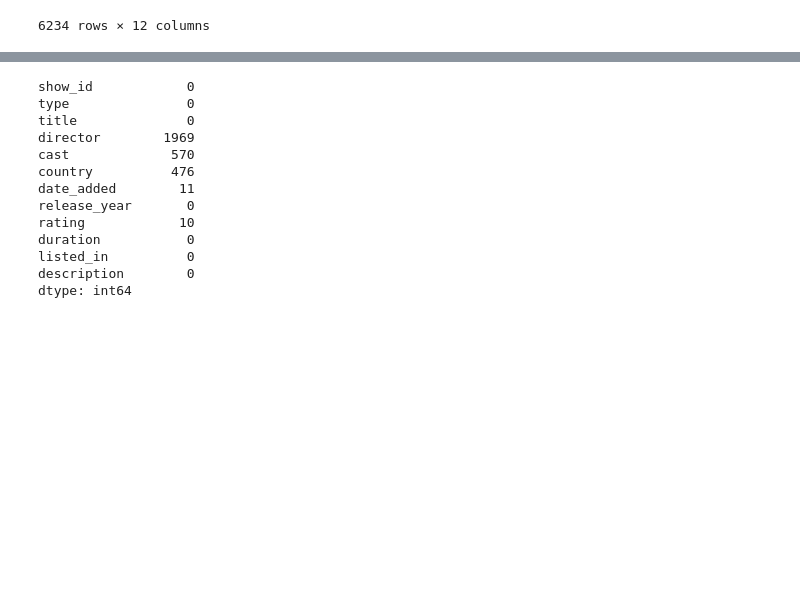
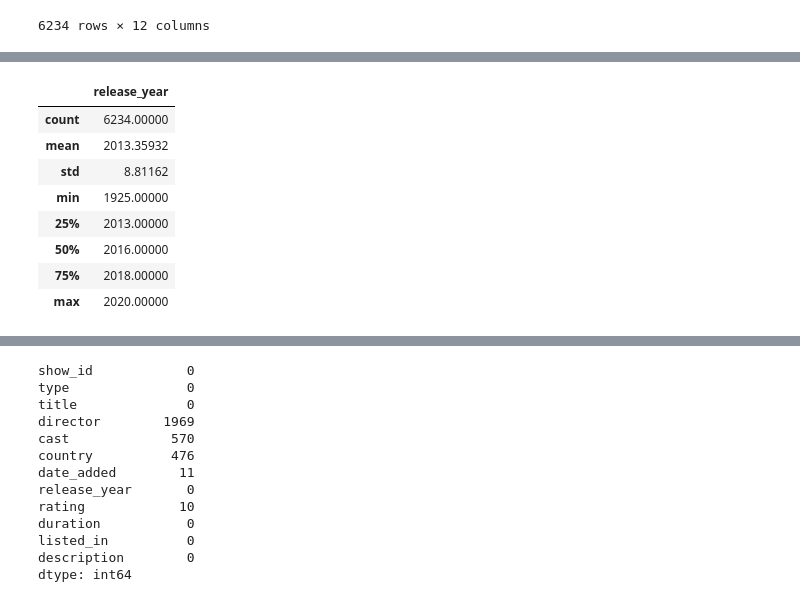
Before and after one commit to mjkanf1994/ml_edu, a Jupyter notebook: netflix_python_tutorial.ipynb, the cells around one changed output, grey strips where cells are left out. Saved outputs shown, nothing was run; the diff lists cells and outputs as text; code cells hidden in the pictures; blank space fills up the shorter version.

```diff
--- a/netflix_python_tutorial.ipynb
+++ b/netflix_python_tutorial.ipynb
@@ -65,3 +65,15 @@ df.head()
 | 2 | 70234439 | TV Show | Transformers Prime | NaN | Peter Cullen, Sumalee Montano, Fr... | United States | September 8, 2018 | 2013 | TV-Y7-FV | 1 Season | ... |
 | 3 | 80058654 | TV Show | Transformers: Robots in Disguise | NaN | Will Friedle, Darren Criss, Const... | United States | September 8, 2018 | 2016 | TV-Y7 | 1 Season | ... |
 | 4 | 80125979 | Movie | #realityhigh | Fernando Lebrija | Nesta Cooper, Kate Walsh, John Mi... | United States | September 8, 2017 | 2017 | TV-14 | 99 min | ... |
+# %%
+df1.describe()
+# %% [output]
+|  | release_year |
+| count | 6234.00000 |
+| mean | 2013.35932 |
+| std | 8.81162 |
+| min | 1925.00000 |
+| 25% | 2013.00000 |
+| 50% | 2016.00000 |
+| 75% | 2018.00000 |
+| max | 2020.00000 |
```
Also changed, not shown: parts of 2 cells of this notebook.
